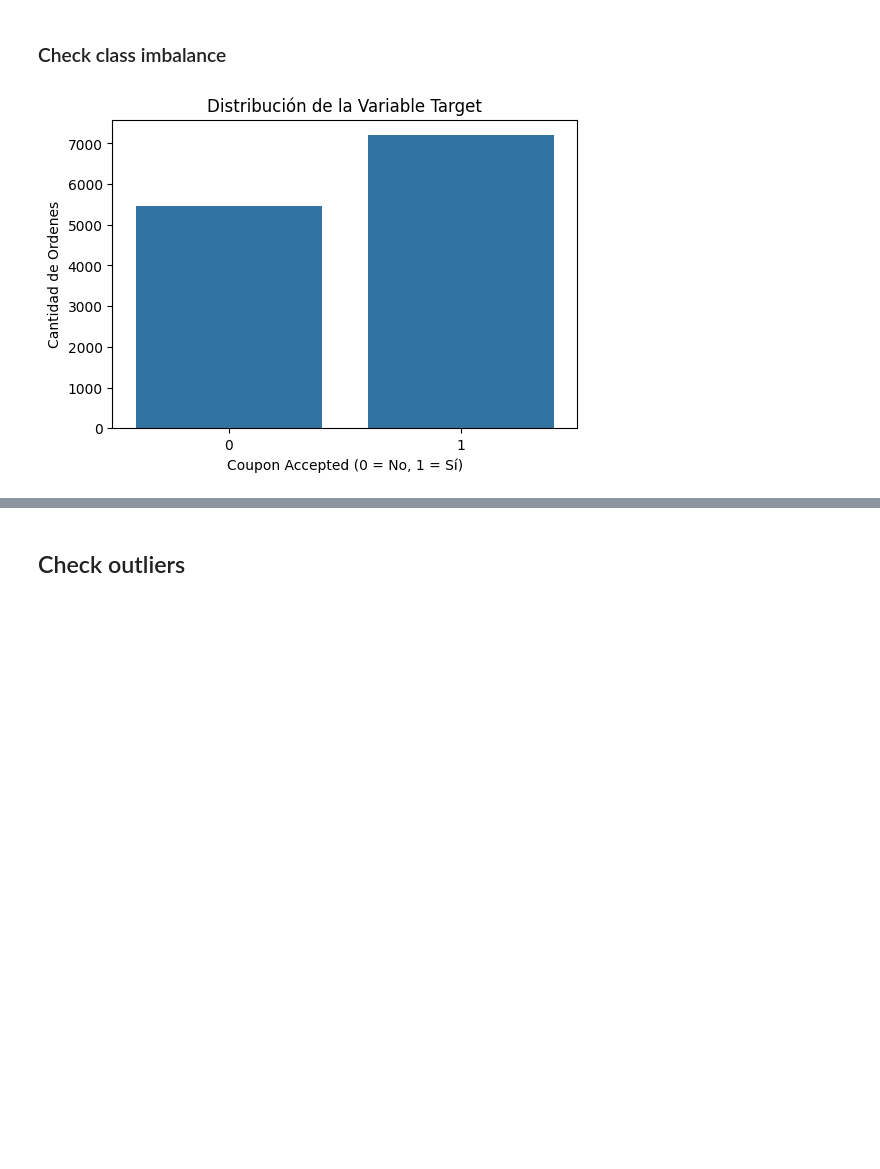
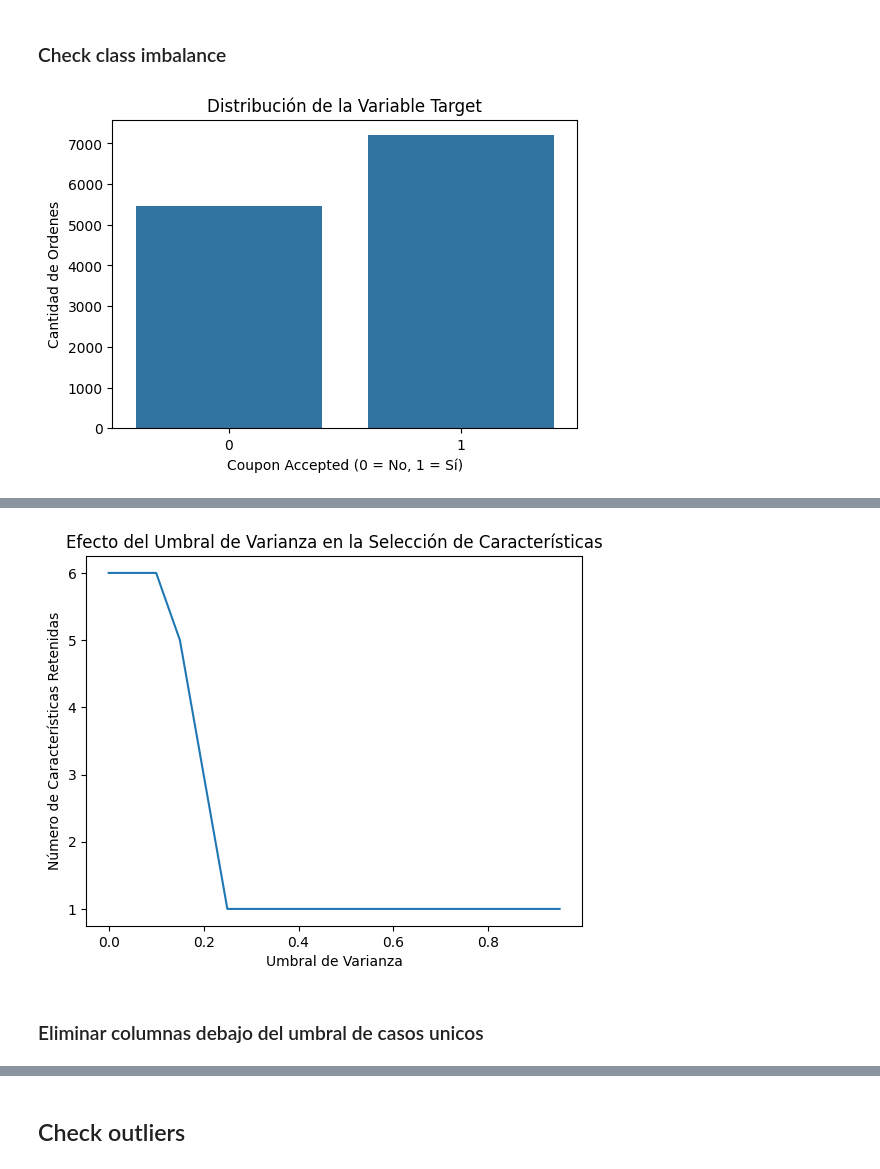
Before and after one commit to celiabarrosr/unav-coupon-recommendation-system, a Jupyter notebook: notebooks/data-cleaning-and-prep.ipynb, the cells around one changed output, grey strips where cells are left out. Saved outputs shown, nothing was run; the diff lists cells and outputs as text; code cells hidden in the pictures; blank space fills up the shorter version.

```diff
--- a/notebooks/data-cleaning-and-prep.ipynb
+++ b/notebooks/data-cleaning-and-prep.ipynb
@@ -115,8 +131,8 @@ dtype: object
 # %% [markdown]
 ## Check the statistical values of features
 # %%
-df.numeric_features = pd.DataFrame()
-df.categorical_features = df.iloc[:, :-1]
+numeric_features = pd.DataFrame()
+categorical_features = df.iloc[:, :-1]
 # %%
 # Sanity Check for missing columns in the split
 [col for col in df.columns if col not in df.numeric_features.columns and col not in df.categorical_features.columns]
@@ -200,0 +223,15 @@ Filas duplicadas:
+# %%
+# Mostrar la forma del DataFrame y el número total de filas
+print("Forma del DataFrame:", df.shape)
+print("Número total de filas:", df.shape[0])
+
+numeric_features = df.select_dtypes(include=['int64', 'float64']).drop(columns=['y'])  # Excluimos la target
+categorical_features = df.select_dtypes(include=['object'])
+
+# Iterar sobre las columnas para calcular el porcentaje de valores únicos
+for col in numeric_features.columns:
+    percentage = (df[col].nunique() / df.shape[0]) * 100
+
+    # Filtrar columnas con menos del 1% de valores únicos
+    if percentage < 1:
+        print('%s: %d valores únicos, %.2f%% del total' % (col, df[col].nunique(), percentage))
@@ -200,0 +248,49 @@ Filas duplicadas:
+# %%
+# Importar la clase VarianceThreshold para eliminar columnas con baja varianza
+from sklearn.feature_selection import VarianceThreshold
+from numpy import arange
+from matplotlib import pyplot
+
+# Convertir el DataFrame a una matriz numpy
+data = df.copy().values
+
+if not numeric_features.empty:
+    # Mostrar la forma original del conjunto de datos
+    print("Forma original de los datos (filas, columnas):", data.shape)
+
+    # Dividir los datos en características (X) y variable objetivo (y)
+    X = numeric_features.values  # Todas las columnas excepto la última
+    y = data[:, -1]   # Última columna como variable objetivo
+    print("Características (X):", X.shape, "Variable objetivo (y):", y.shape)
+
+    # Definir el transformador VarianceThreshold con el umbral predeterminado (0)
+    transform = VarianceThreshold()
+    X_sel = transform.fit_transform(X)
+
+    # Mostrar la forma después de eliminar columnas con varianza cero
+    print("Forma después de eliminar varianza cero:", X_sel.shape)
+
+    # Explorar múltiples umbrales de varianza
+    thresholds = arange(0.0, 1.0, 0.05)
+    results = []
+
+    # Iterar sobre diferentes umbrales de varianza
+    for t in thresholds:
+        # Definir el transformador con el umbral actual
+        transform = VarianceThreshold(threshold=t)
+        # Transformar los datos
+        X_sel = transform.fit_transform(X)
+        # Contar el número de características retenidas
+        n_features = X_sel.shape[1]
+        print("")
+        print('Umbral=%.2f, Características Retenidas=%d' % (t, n_features))
+        # Almacenar el resultado
+        results.append(n_features)
+
+    # Visualizar la cantidad de características retenidas en función del umbral
+    pyplot.plot(thresholds, results)
+    pyplot.xlabel('Umbral de Varianza')
+    pyplot.ylabel('Número de Características Retenidas')
+    pyplot.title('Efecto del Umbral de Varianza en la Selección de Características')
+    pyplot.show()
+# %% [output]
@@ -200,0 +314 @@ Filas duplicadas:
+[figure, added]
@@ -200,0 +319,2 @@ Filas duplicadas:
+# %% [markdown]
+### Eliminar columnas debajo del umbral de casos unicos
```
Also changed, not shown: parts of 20 cells of this notebook.
